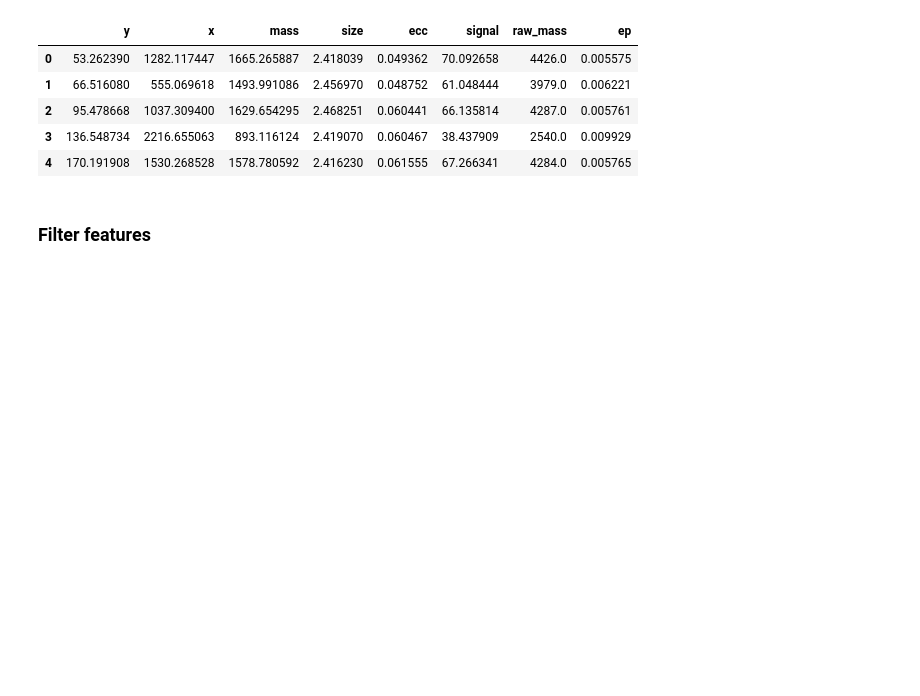
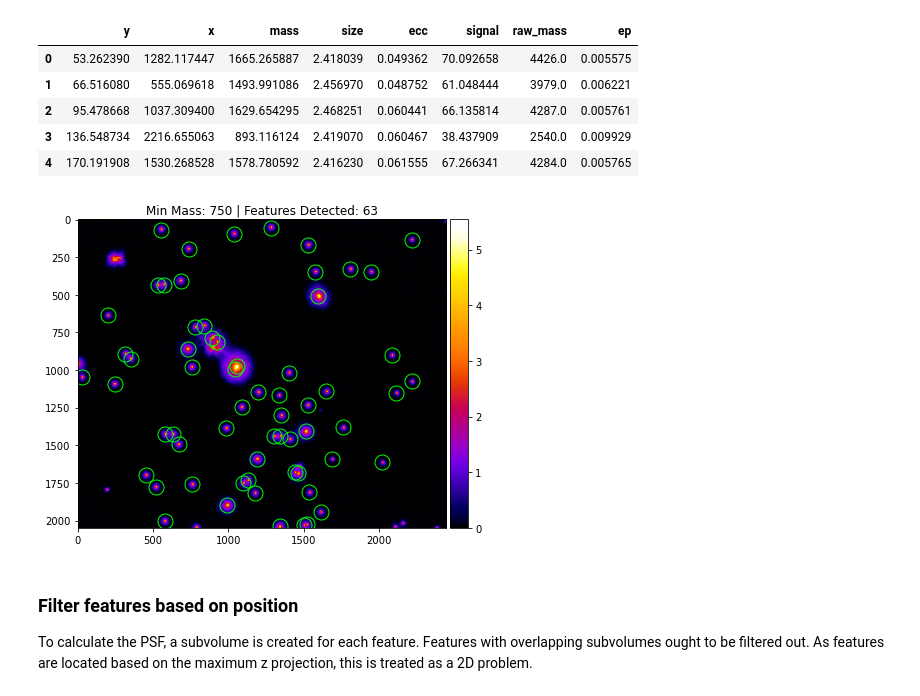
Before and after one commit to hoogenboom-group/PSF-Extractor, a Jupyter notebook: notebooks/demo_v0.ipynb, the cells around one changed output. Saved outputs shown, nothing was run; the diff lists cells and outputs as text; code cells hidden in the pictures; blank space fills up the shorter version.

```diff
--- a/notebooks/demo_v0.ipynb
+++ b/notebooks/demo_v0.ipynb
@@ -141,11 +151,11 @@ for i, min_mass in tqdm(enumerate(min_masses),
 min_mass = 750
 
 # Locate features
-features = trackpy.locate(max_proj_norm,
-                          diameter=diameters[1:],
-                          minmass=min_mass).reset_index(drop=True)
+df_features = trackpy.locate(max_proj_norm,
+                             diameter=diameters[1:],
+                             minmass=min_mass).reset_index(drop=True)
 # Display a sample of located features
-features.head()
+df_features.head()
 # %% [output]
 |  | y | x | mass | size | ecc | signal | raw_mass | ep |
 | 0 | 53.262390 | 1282.117447 | 1665.265887 | 2.418039 | 0.049362 | 70.092658 | 4426.0 | 0.005575 |
@@ -153,5 +163,26 @@ features.head()
 | 2 | 95.478668 | 1037.309400 | 1629.654295 | 2.468251 | 0.060441 | 66.135814 | 4287.0 | 0.005761 |
 | 3 | 136.548734 | 2216.655063 | 893.116124 | 2.419070 | 0.060467 | 38.437909 | 2540.0 | 0.009929 |
 | 4 | 170.191908 | 1530.268528 | 1578.780592 | 2.416230 | 0.061555 | 67.266341 | 4284.0 | 0.005765 |
+# %%
+# Create figure
+fig, ax = plt.subplots(figsize=(7, 7))
+# Take log to enhance contrast, avoid /b0 error
+mpn_log = np.log(max_proj_norm,
+                 out=np.zeros_like(max_proj_norm),
+                 where=max_proj_norm!=0)
+im = ax.imshow(mpn_log, cmap=fire)
+# Plot detected features
+ax.plot(df_features['x'], df_features['y'], ls='', color='#00ff00',
+        marker='o', ms=15, mfc='none', mew=1)
+title = f'Min Mass: {min_mass} | Features Detected: {len(df_features):.0f}'
+ax.set_title(title)
+# Colorbar
+div = make_axes_locatable(ax)
+cax = div.append_axes('right', size='5%', pad=0.05)
+plt.colorbar(im, cax=cax);
+# %% [output]
+[figure, added]
 # %% [markdown]
-### Filter features
+### Filter features based on position
+
+To calculate the PSF, a subvolume is created for each feature. Features with overlapping subvolumes ought to be filtered out. As features are located based on the maximum z projection, this is treated as a 2D problem.
```
Also changed, not shown: parts of 23 cells of this notebook.
